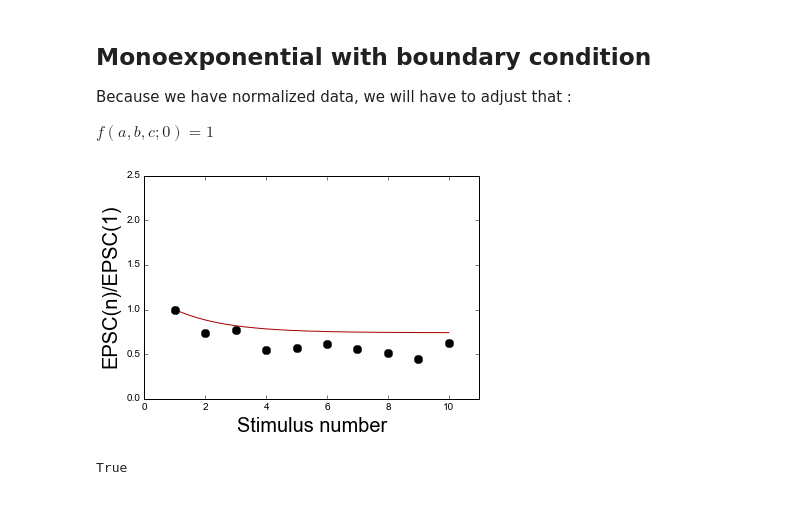
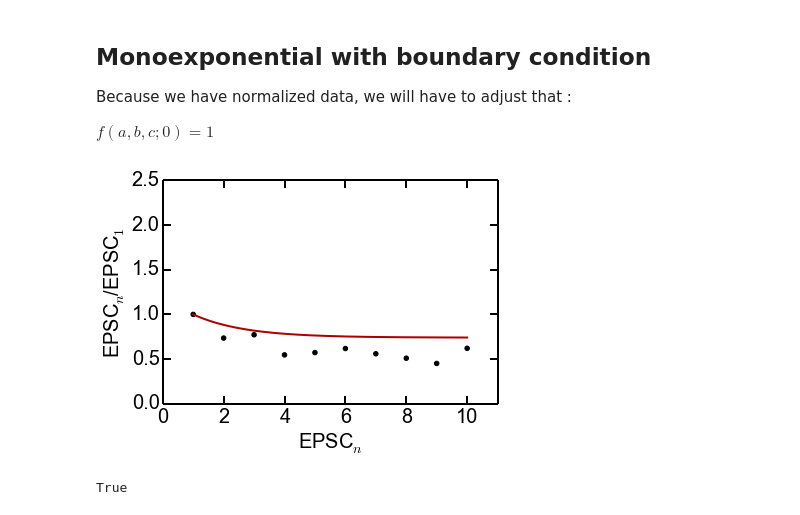
Before and after one commit to OrielBanne/myIPythonNotebooks, a Jupyter notebook: Optimization/Fitting to monoexponential functons.ipynb, the cells around one changed output. Drawn from its saved outputs; the diff is of its cells as text; code cells hidden in the pictures.

```diff
--- a/Optimization/Fitting to monoexponential functons.ipynb
+++ b/Optimization/Fitting to monoexponential functons.ipynb
@@ -99,31 +98,30 @@ $f(a,b,c;0) = 1$
 # %%
 def mymonoexp2(x, b, c):
     """
     returns a monoexponential function of the form:
     f(b,c;x) = \exp(-b*x) + c,
 
     where x is the independent variable
     b is the rate (1/ time constant,tau)
     c is the offset .
     The function is adjusted to return f(1,b,c)=1
     """
     t = np.array(x) - 1 # so that f(1) = e^0
     return (1-c) * np.exp(-b*t) + c
 
 myamp = 0.91
 myoffset = 0.74
 mytau = 1.67
 
 plt.plot(t, mymonoexp2( b=1/mytau, c=myoffset, x=t), color='#aa0000')
 
 #plot data together with function
 plt.scatter(xval, yval, color='black')
-plt.plot(xval,yval, 'ko', markersize=8)
 plt.xlim(0,11), plt.ylim(0,2.5);
-plt.ylabel('EPSC(n)/EPSC(1)', fontsize=20);
-plt.xlabel('Stimulus number', fontsize=20);
+plt.ylabel('EPSC$_{n}$/EPSC$_{1}$');
+plt.xlabel('EPSC$_{n}$');
 # %% [output]
-[figure, old version]
+[figure, new version]
 # %%
 mymonoexp2(x=1,b=1/mytau, c=myoffset) == 1.0 # must return True
 # %% [output]
```
Also changed, not shown: parts of 6 cells of this notebook, 1 other file.
